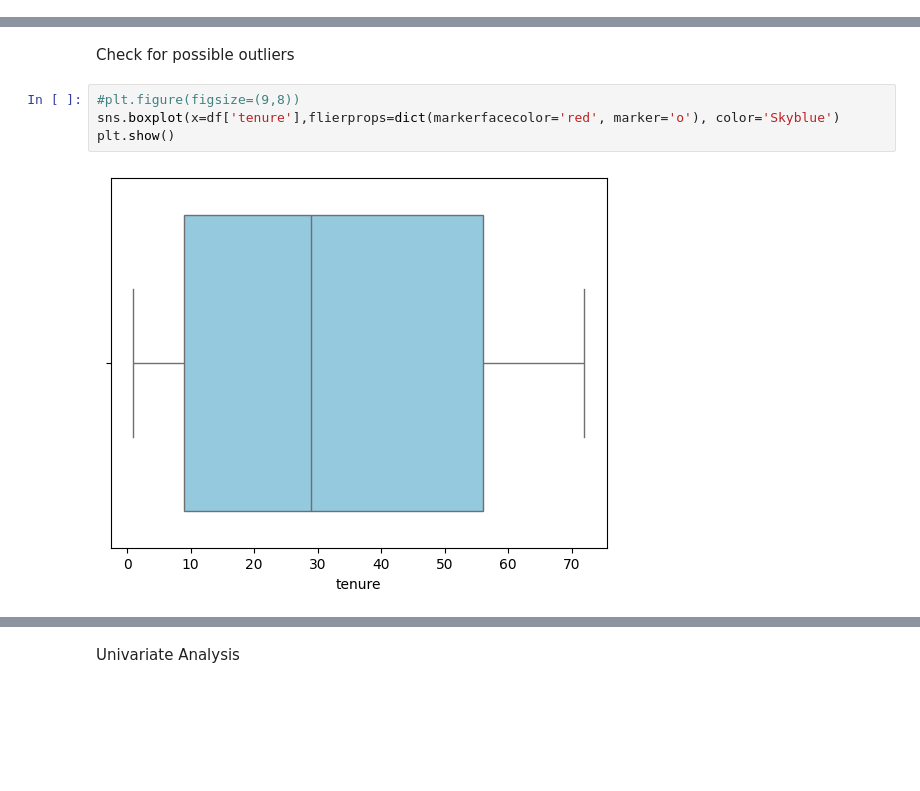
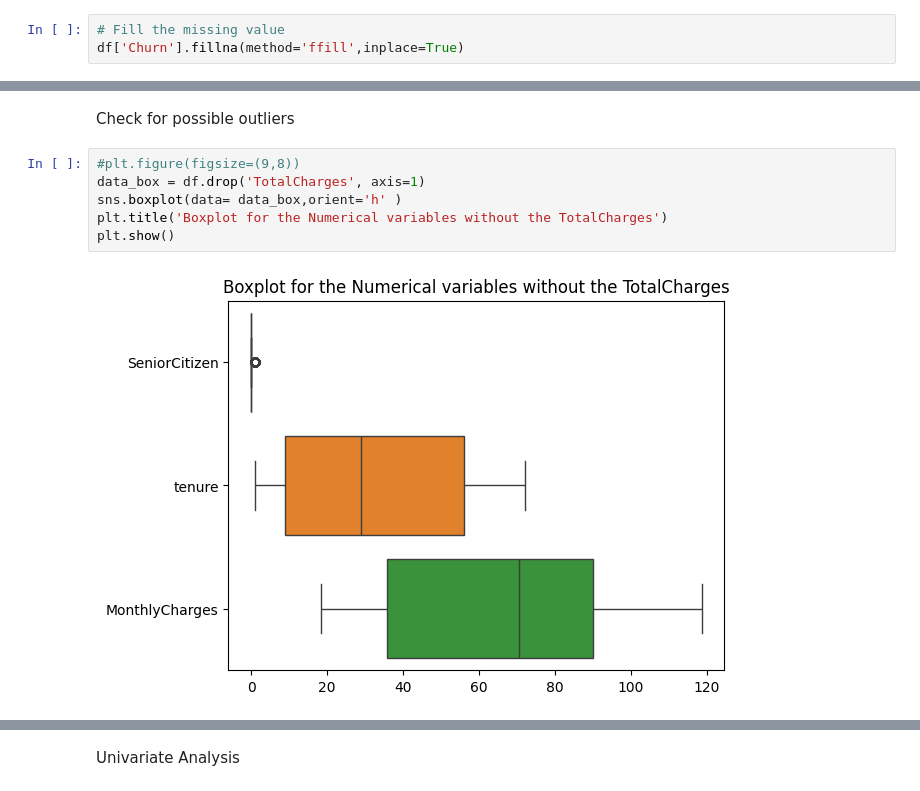
Before and after one commit to Iyanuadeleye01/IBM-Attrition-Prediction, a Jupyter notebook: notebook.ipynb, the cells around one changed output, grey strips where cells are left out. Cells and saved outputs as stored; diff of their text form; blank space fills up the shorter version.

Commit message:
Add data preparation

```diff
--- a/notebook.ipynb
+++ b/notebook.ipynb
@@ -606,6 +618,9 @@ Name: count, dtype: int64
 df['Churn'].isna().sum()
 # %% [output]
 1
+# %%
+# Fill the missing value
+df['Churn'].fillna(method='ffill',inplace=True)
 # %%
 # Replace True and False with Yes and No in the Churn column
 df['Churn'] = df['Churn'].replace({True:'Yes',False:'No'})
@@ -659,9 +674,11 @@ Conversely, higher Standard deviation in the SeniorCitizen variable indicates hi
 EXPLORATORY DATA ANALYSIS
 # %% [markdown]
 Check for possible outliers
-# %%
-#plt.figure(figsize=(9,8))
-sns.boxplot(x=df['tenure'],flierprops=dict(markerfacecolor='red', marker='o'), color='Skyblue')
-plt.show()
-# %% [output]
-[figure, removed]
+# %%
+#plt.figure(figsize=(9,8))
+data_box = df.drop('TotalCharges', axis=1)
+sns.boxplot(data= data_box,orient='h' )
+plt.title('Boxplot for the Numerical variables without the TotalCharges')
+plt.show()
+# %% [output]
+[figure, added]
```
Also changed, not shown: parts of 47 cells of this notebook.
